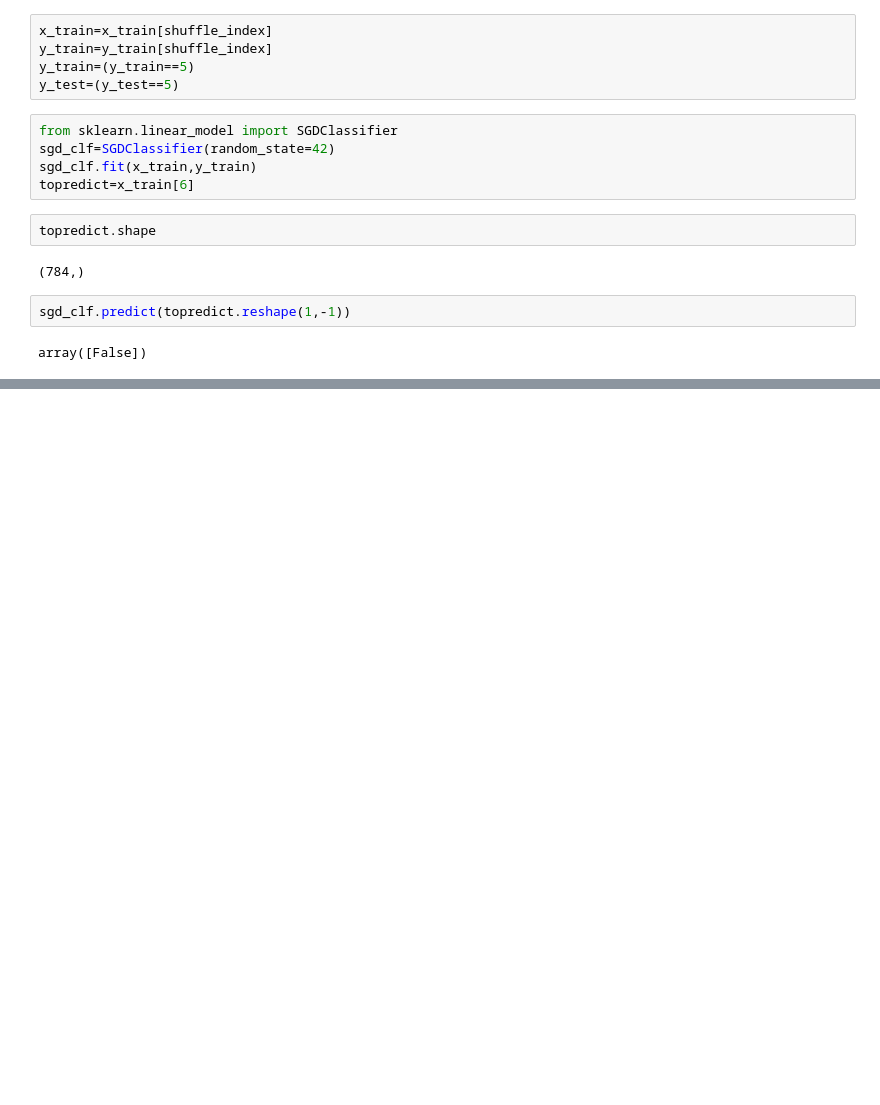
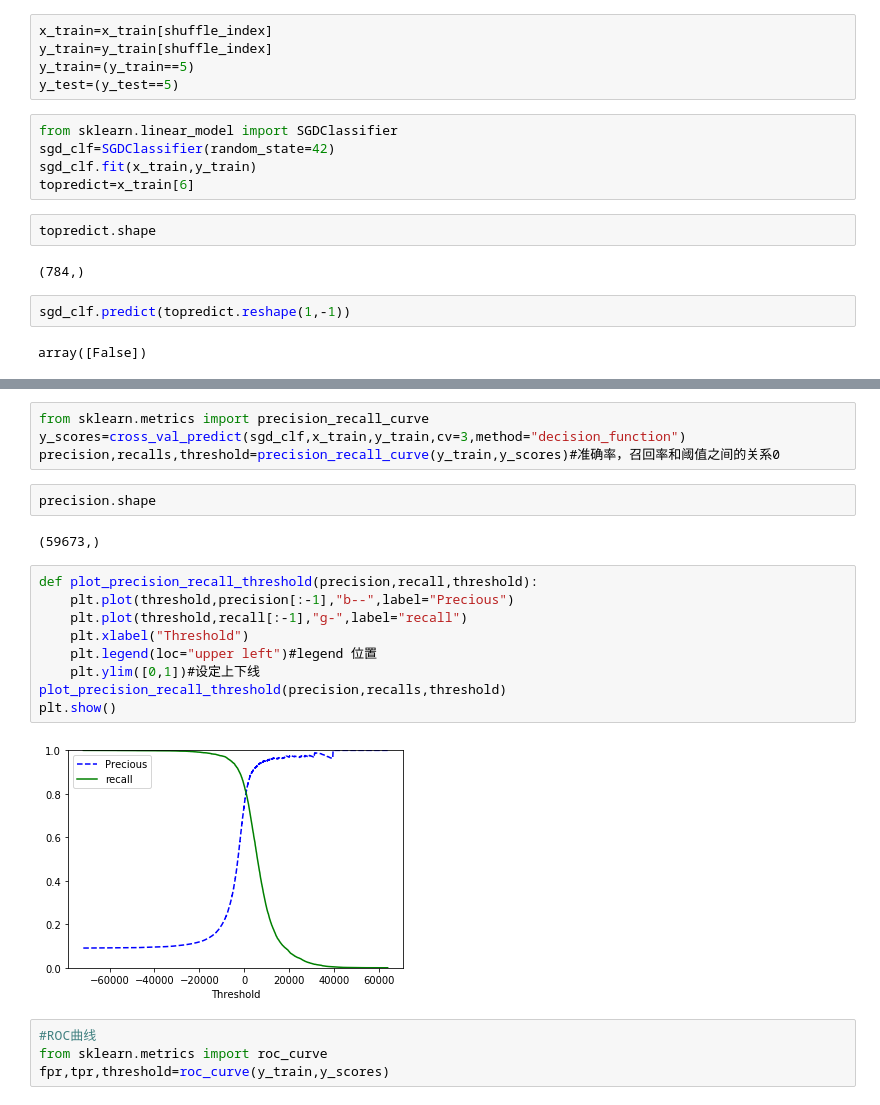
Before and after one commit to THREEBBOX/skitlearn, a Jupyter notebook: classify_MNIST.ipynb, the cells around one changed output, grey strips where cells are left out. Saved outputs shown, nothing was run; the diff lists cells and outputs as text; blank space fills up the shorter version.

```diff
--- a/classify_MNIST.ipynb
+++ b/classify_MNIST.ipynb
@@ -83,0 +100,23 @@ for train_index, test_index in skfold.split(x_train,y_train):
+# %%
+from sklearn.metrics import precision_recall_curve
+y_scores=cross_val_predict(sgd_clf,x_train,y_train,cv=3,method="decision_function")
+precision,recalls,threshold=precision_recall_curve(y_train,y_scores)#准确率，召回率和阈值之间的关系0
+# %%
+precision.shape
+# %% [output]
+(59673,)
+# %%
+def plot_precision_recall_threshold(precision,recall,threshold):
+    plt.plot(threshold,precision[:-1],"b--",label="Precious")
+    plt.plot(threshold,recall[:-1],"g-",label="recall")
+    plt.xlabel("Threshold")
+    plt.legend(loc="upper left")#legend 位置
+    plt.ylim([0,1])#设定上下线
+plot_precision_recall_threshold(precision,recalls,threshold)
+plt.show()
+# %% [output]
+[figure, added]
+# %%
+#ROC曲线
+from sklearn.metrics import roc_curve
+fpr,tpr,threshold=roc_curve(y_train,y_scores)
```
Also changed, not shown: parts of 5 cells of this notebook.
